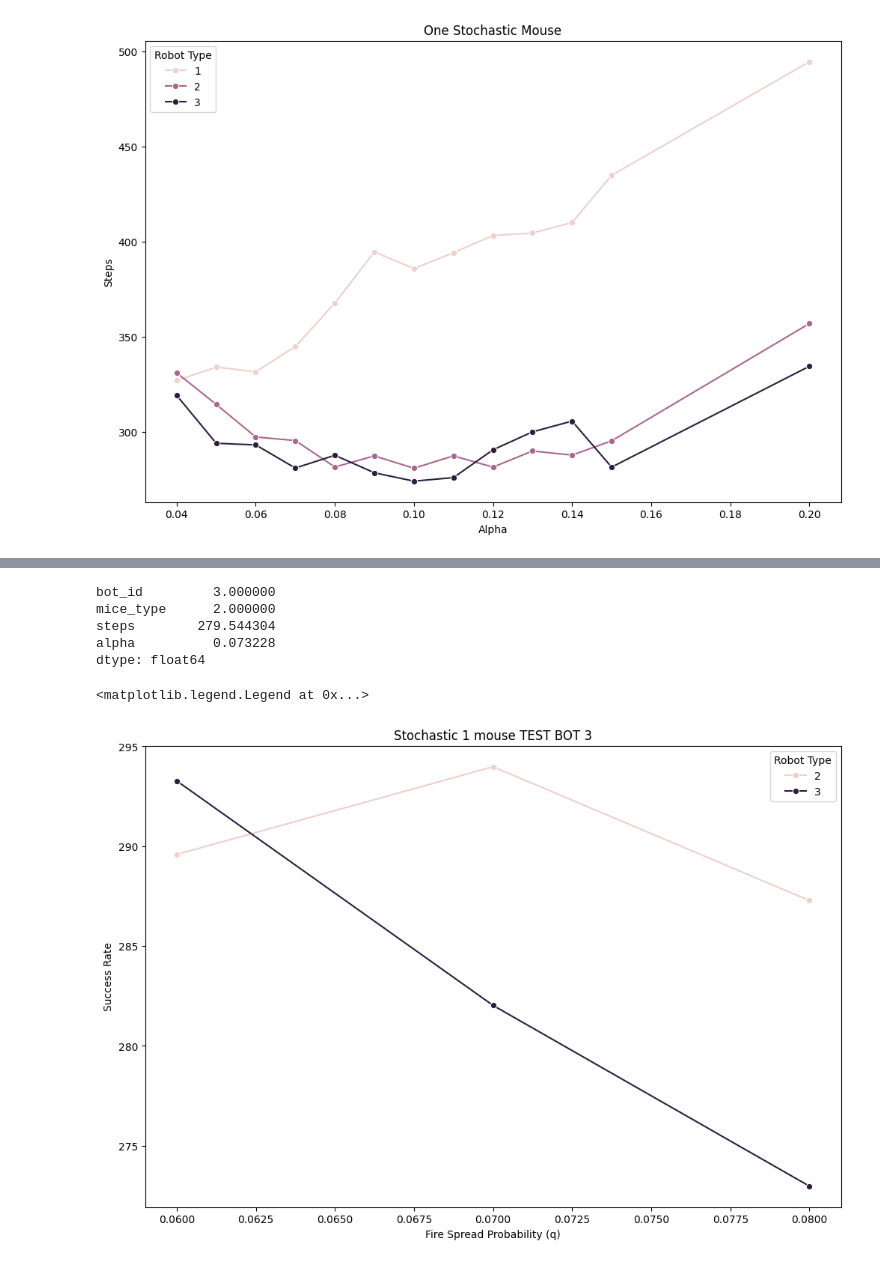
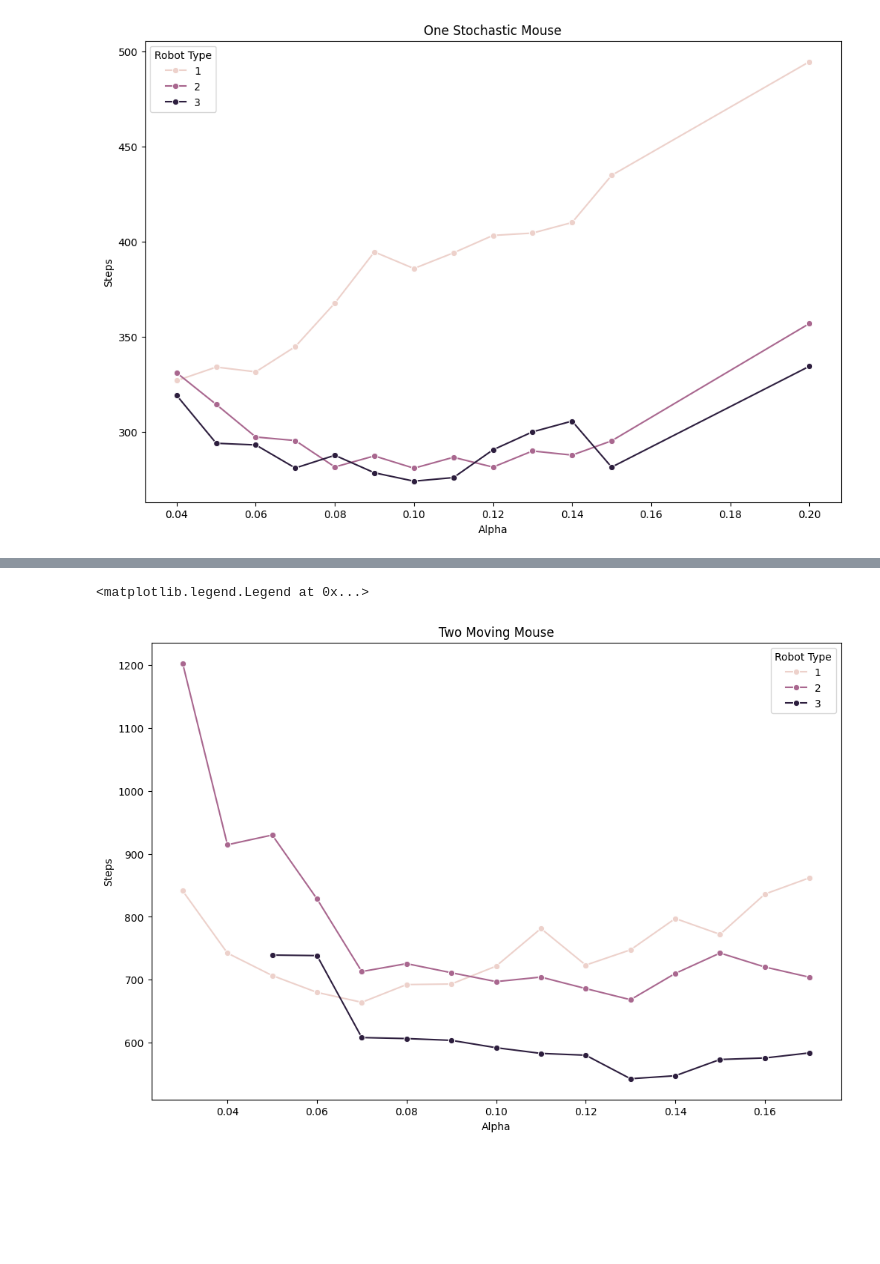
Before and after one commit to dfrxo/AI, a Jupyter notebook: datafiles/data_processing.ipynb, the cells around one changed output, grey strips where cells are left out. Drawn from its saved outputs; the diff is of its cells as text; code cells hidden in the pictures; blank space fills up the shorter version.

```diff
--- a/datafiles/data_processing.ipynb
+++ b/datafiles/data_processing.ipynb
@@ -88,36 +130,16 @@ plt.show()
 # %%
-# df3 = df[df['mice_type']==2]
-# temp2 = df3.groupby(['bot_id', 'alpha'])['steps'].mean().reset_index()
+testt = pd.read_csv(r"data3.csv")
 
-# plt.figure(figsize=(12, 8))
+testttt = testt.groupby(['bot_id', 'alpha'])['steps'].mean().reset_index()
 
-# # line plot for each robot type
-# sns.lineplot(data=temp2, x='alpha', y='steps', hue='bot_id', marker='o')
-# plt.title('One Stochastic Mouse')
-# plt.xlabel('Alpha')
-# plt.ylabel('Steps')
-# plt.legend(title='Robot Type')
-
-# plt.show()
-df_test = pd.read_csv(r"data2.csv")
-
-print(df_test[df_test['bot_id']==3].mean())
-
-df_test_stochastic = df_test[df_test['mice_type']==2]
-temp3 = df_test_stochastic.groupby(['bot_id', 'alpha'])['steps'].mean().reset_index()
 plt.figure(figsize=(12, 8))
 
 # line plot for each robot type
-sns.lineplot(data=temp3, x='alpha', y='steps', hue='bot_id', marker='o')
-plt.title('Stochastic 1 mouse TEST BOT 3')
-plt.xlabel('Fire Spread Probability (q)')
-plt.ylabel('Success Rate')
+sns.lineplot(data=testttt, x='alpha', y='steps', hue='bot_id', marker='o')
+plt.title('Two Moving Mouse')
+plt.xlabel('Alpha')
+plt.ylabel('Steps')
 plt.legend(title='Robot Type')
 # %% [output]
-bot_id         3.000000
-mice_type      2.000000
-steps        279.544304
-alpha          0.073228
-dtype: float64
+<matplotlib.legend.Legend at 0x...>
-<matplotlib.legend.Legend at 0x...>
-[figure, old version]
+[figure, new version]
```
Also changed, not shown: parts of 10 cells of this notebook, 13 other files.
